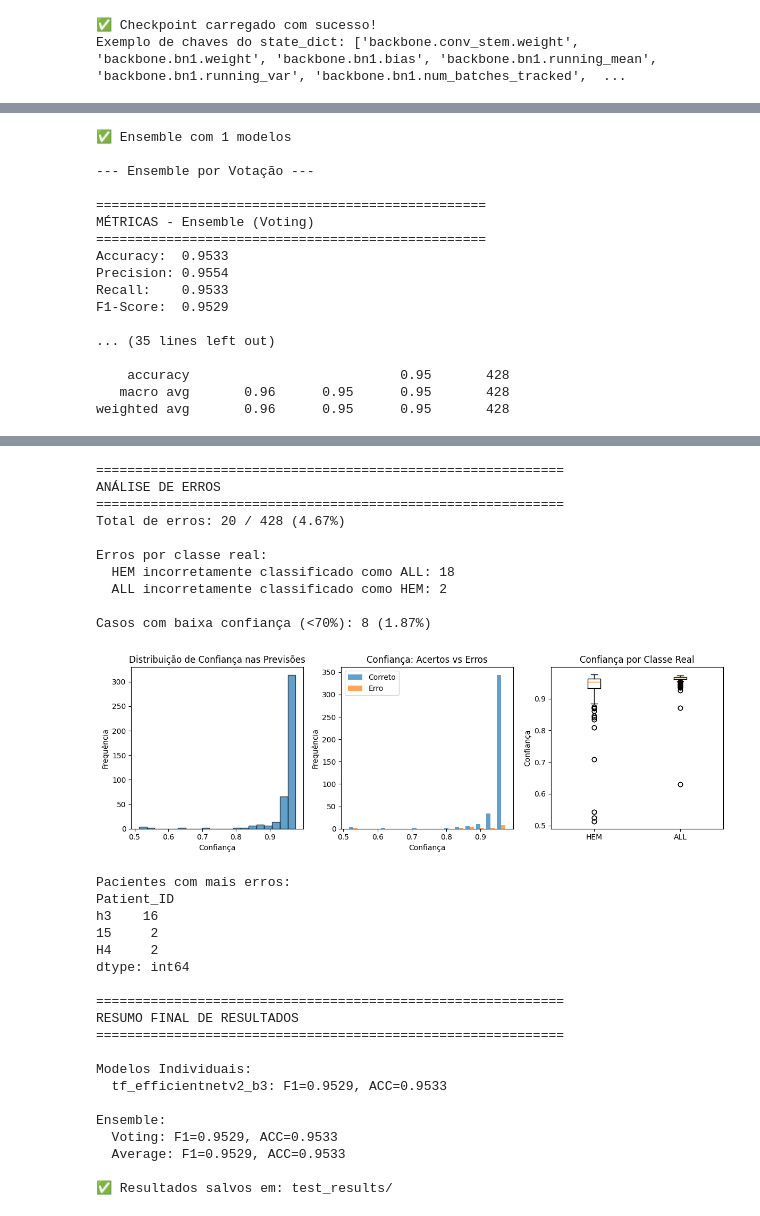
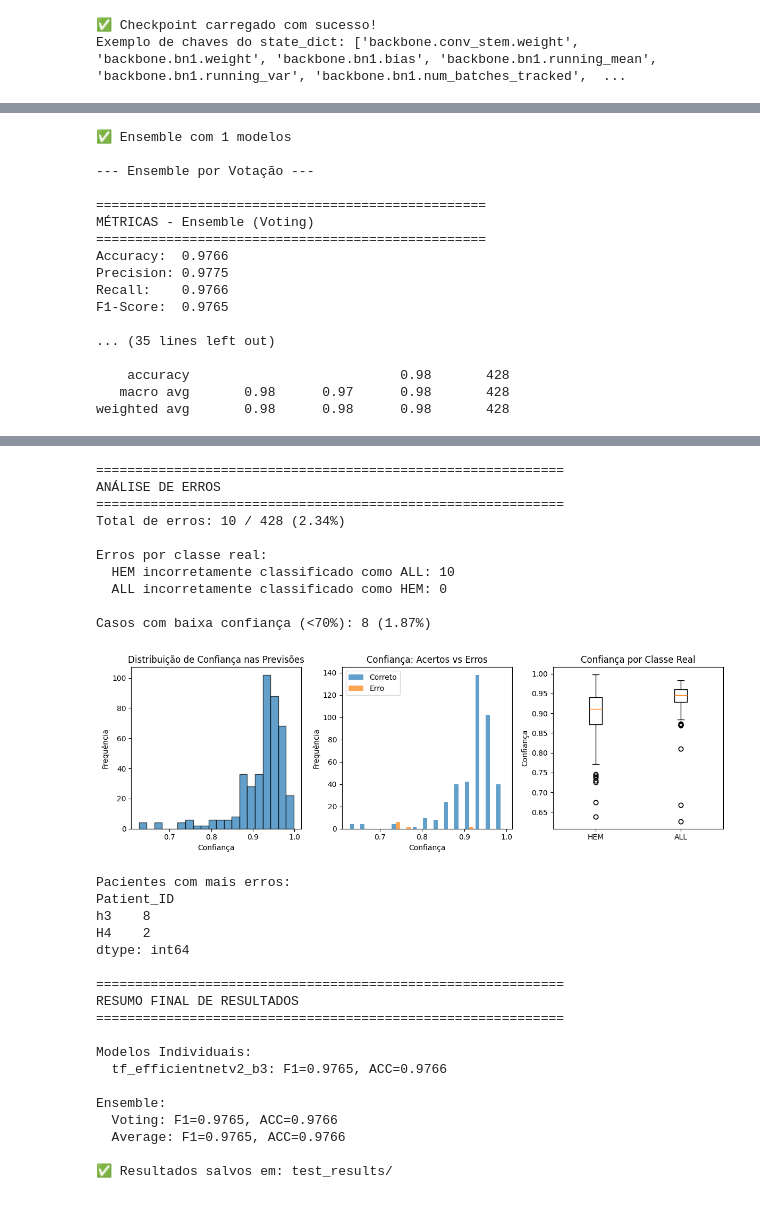
Before and after one commit to DouglasBragaMestrado/tf_efficientnetv2_b3-C-NMC-2019, a Jupyter notebook: eval_img.ipynb, the cells around one changed output, grey strips where cells are left out. Saved outputs shown, nothing was run; the diff lists cells and outputs as text; code cells hidden in the pictures.

```diff
--- a/eval_img.ipynb
+++ b/eval_img.ipynb
@@ -35,7 +35,7 @@ warnings.filterwarnings('ignore')
 from config import *
 
 # Configurações adicionais para teste
-TEST_IMAGES_DIR = 'dataset/cnmc2019_splits/images/test_' # Pasta principal contendo as subpastas ALL e HEM
+TEST_IMAGES_DIR = 'dataset/cnmc2019_splits/images/test' # Pasta principal contendo as subpastas ALL e HEM
 RESULTS_DIR = 'test_results'
 os.makedirs(RESULTS_DIR, exist_ok=True)
 # %%
@@ -407,6 +426,13 @@ def load_trained_model(model_name, checkpoint_path):
             model.load_state_dict(checkpoint['model_state_dict'])
             best_f1 = checkpoint.get('best_f1', 0.0)
             print(f"✅ Modelo {model_name} carregado - Best F1: {best_f1:.4f}")
+
+            # Verificar se o SEBlock foi carregado corretamente
+            if hasattr(model, 'attention'):
+                print(f"  ✓ SEBlock carregado corretamente")
+            else:
+                print(f"  ⚠️ SEBlock não encontrado no modelo")
+
         else:
             print(f"⚠️ Formato inválido do checkpoint: {checkpoint_path}")
             return None
@@ -1088,7 +1114,7 @@ def predict_single_image(image_path, model_name=None):
         models_used = []
 
         for model_name in CNN_MODELS:
-            model_filename = f'{model_name.replace("/", "_")}_history.pt'
+            model_filename = f'{model_name.replace("/", "_")}_best.pt'
             checkpoint_path = os.path.join(SAVE_DIR, model_filename)
 
             if os.path.exists(checkpoint_path):
@@ -1152,15 +1178,6 @@ if __name__ == "__main__":
 
     # Execute o pipeline completo
     results = main(test_images_dir='dataset/cnmc2019_splits/images/test')
-
-    # Após executar o main, você pode gerar a comparação
-    # comparison = compare_models_performance()
-
-    # Opção 2: Testar uma única imagem
-    # result = predict_single_image('caminho/para/imagem.jpg', model_name='efficientnet_b3')
-
-    # Opção 3: Testar uma única imagem com ensemble
-    # result = predict_single_image('caminho/para/imagem.jpg')
 # %% [output]
 ============================================================
 PIPELINE DE TESTE - LEUCEMIA CLASSIFICAÇÃO
@@ -1221,13 +1239,13 @@ Carregando tf_efficientnetv2_b3...
 ==================================================
 MÉTRICAS - Ensemble (Voting)
 ==================================================
-Accuracy:  0.9533
-Precision: 0.9554
-Recall:    0.9533
-F1-Score:  0.9529
+Accuracy:  0.9766
+Precision: 0.9775
+Recall:    0.9766
+F1-Score:  0.9765
 
 ... (35 lines left out)
 
-    accuracy                           0.95       428
-   macro avg       0.96      0.95      0.95       428
-weighted avg       0.96      0.95      0.95       428
+    accuracy                           0.98       428
+   macro avg       0.98      0.97      0.98       428
+weighted avg       0.98      0.98      0.98       428
@@ -1236,19 +1254,18 @@ weighted avg       0.96      0.95      0.95       428
 ============================================================
 ANÁLISE DE ERROS
 ============================================================
-Total de erros: 20 / 428 (4.67%)
+Total de erros: 10 / 428 (2.34%)
 
 Erros por classe real:
-  HEM incorretamente classificado como ALL: 18
-  ALL incorretamente classificado como HEM: 2
+  HEM incorretamente classificado como ALL: 10
+  ALL incorretamente classificado como HEM: 0
 
 Casos com baixa confiança (<70%): 8 (1.87%)
-[figure, old version]
+[figure, new version]
 Pacientes com mais erros:
 Patient_ID
-h3    16
-15     2
-H4     2
+h3    8
+H4    2
 dtype: int64
 
 ============================================================
@@ -1256,10 +1273,10 @@ RESUMO FINAL DE RESULTADOS
 ============================================================
 
 Modelos Individuais:
-  tf_efficientnetv2_b3: F1=0.9529, ACC=0.9533
+  tf_efficientnetv2_b3: F1=0.9765, ACC=0.9766
 
 Ensemble:
-  Voting: F1=0.9529, ACC=0.9533
-  Average: F1=0.9529, ACC=0.9533
+  Voting: F1=0.9765, ACC=0.9766
+  Average: F1=0.9765, ACC=0.9766
 
 ✅ Resultados salvos em: test_results/
```
Also changed, not shown: parts of 3 cells of this notebook, 6 other files.
